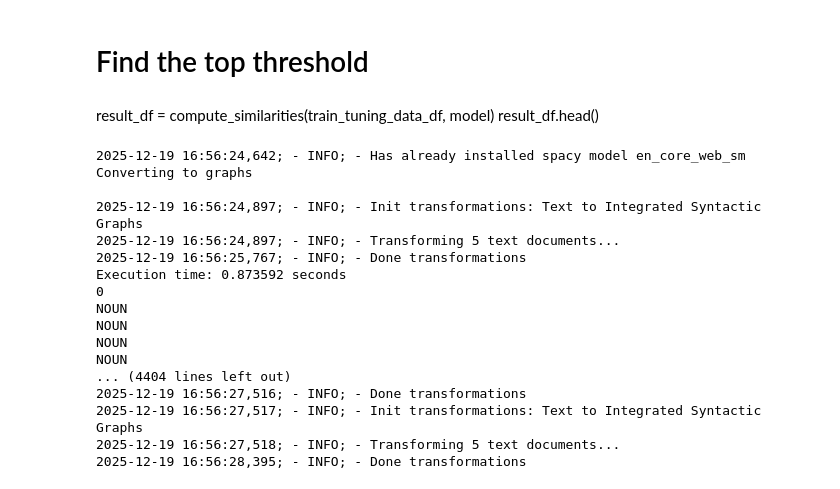
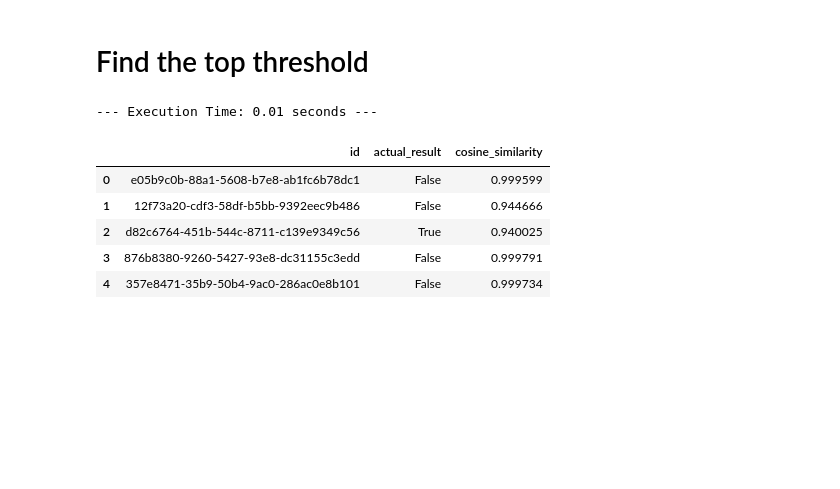
Before and after one commit to Jpoker01/authorship_verification_dt, a Jupyter notebook: notebooks/graph/20251127_JP_integrated_syntactic_graph_embedding.ipynb, the cells around one changed output. Saved outputs shown, nothing was run; the diff lists cells and outputs as text; code cells hidden in the pictures; blank space fills up the shorter version.

```diff
--- a/notebooks/graph/20251127_JP_integrated_syntactic_graph_embedding.ipynb
+++ b/notebooks/graph/20251127_JP_integrated_syntactic_graph_embedding.ipynb
@@ -190 +202,6 @@ val_data_df = pd.DataFrame(val_data)
+# %%
+train_embeddings = np.concatenate(
+    [train_embeddings, val_embeddings],
+    axis=0
+)
 # %% [markdown]
@@ -314,36 +235,29 @@ def build_isg_features(train_df, test_df):
 # %% [markdown]
 Evaluate model function
 # %%
-def compute_classifier_scores(test_data_df, model):
+def compute_similarities(test_data_df, test_embeddings):
+
+    def cosine_sim(a, b):
+        return np.dot(a, b) / (np.linalg.norm(a) * np.linalg.norm(b))
+
     start_time = time.time()
     verification_results = []
-    model.eval()
 
-    with torch.no_grad():
-        for i in tqdm(test_data_df.index, desc="Processing rows"):
+    for i in tqdm(test_data_df.index, desc="Processing rows"):
 
-            resulting_df_row = {}
-            resulting_df_row['id']  = test_data_df.loc[i, 'id']
-            resulting_df_row['actual_result'] = test_data_df.loc[i, 'same']
+        resulting_df_row = {}
+        resulting_df_row['id']  = test_data_df.loc[i, 'id']
+        resulting_df_row['actual_result'] = test_data_df.loc[i, 'same']
 
-            text1 = test_data_df.loc[i, 'pair'][0]
-            text2 = test_data_df.loc[i, 'pair'][1]
+        text1_embedding  = test_embeddings[i, 0]
+        text2_embedding = test_embeddings[i, 1]
 
-            enc = tokenizer(
-                text1,
-                text2,
-                return_tensors="pt",
-                truncation=True,
-                padding=True,
-                max_length=8192
-            ).to(device)
 
-            logits = model(**enc).logits
-            probs = F.softmax(logits, dim=-1)
-            prob_same = probs[0, 1].item()
 
-            result_df_row["propability_same_author"]
-            verification_results.append(resulting_df_row)
+        cosine_similarity_score = cosine_sim(text1_embedding, text2_embedding)
+        resulting_df_row["cosine_similarity"] = cosine_similarity_score
+
+        verification_results.append(resulting_df_row)
 
     result_df = pd.DataFrame(verification_results)
     print("--- Execution Time: %s seconds ---" % round(time.time() - start_time, 2))
@@ -408,26 +322,14 @@ def create_confusion_matrix(y_true, y_pred, labels=[False, True]):
     return cm
 # %% [markdown]
 # Find the top threshold
-# %% [markdown]
-result_df = compute_similarities(train_tuning_data_df, model)
-result_df.head()
-# %%
-X_train, X_test = build_isg_features(train_tuning_data_df, val_data_df)
-# %% [output]
-2025-12-19 16:56:24,642; - INFO; - Has already installed spacy model en_core_web_sm
-Converting to graphs
-
-2025-12-19 16:56:24,897; - INFO; - Init transformations: Text to Integrated Syntactic Graphs
-2025-12-19 16:56:24,897; - INFO; - Transforming 5 text documents...
-2025-12-19 16:56:25,767; - INFO; - Done transformations
-Execution time: 0.873592 seconds
-0
-NOUN
-NOUN
-NOUN
-NOUN
-... (4404 lines left out)
-2025-12-19 16:56:27,516; - INFO; - Done transformations
-2025-12-19 16:56:27,517; - INFO; - Init transformations: Text to Integrated Syntactic Graphs
-2025-12-19 16:56:27,518; - INFO; - Transforming 5 text documents...
-2025-12-19 16:56:28,395; - INFO; - Done transformations
+# %%
+result_df = compute_similarities(train_data_df, train_embeddings)
+result_df.head()
+# %% [output]
+--- Execution Time: 0.01 seconds ---
+|  | id | actual_result | cosine_similarity |
+| 0 | e05b9c0b-88a1-5608-b7e8-ab1fc6b78dc1 | False | 0.999599 |
+| 1 | 12f73a20-cdf3-58df-b5bb-9392eec9b486 | False | 0.944666 |
+| 2 | d82c6764-451b-544c-8711-c139e9349c56 | True | 0.940025 |
+| 3 | 876b8380-9260-5427-93e8-dc31155c3edd | False | 0.999791 |
+| 4 | 357e8471-35b9-50b4-9ac0-286ac0e8b101 | False | 0.999734 |
```
Also changed, not shown: parts of 50 cells of this notebook, 25 other files.
